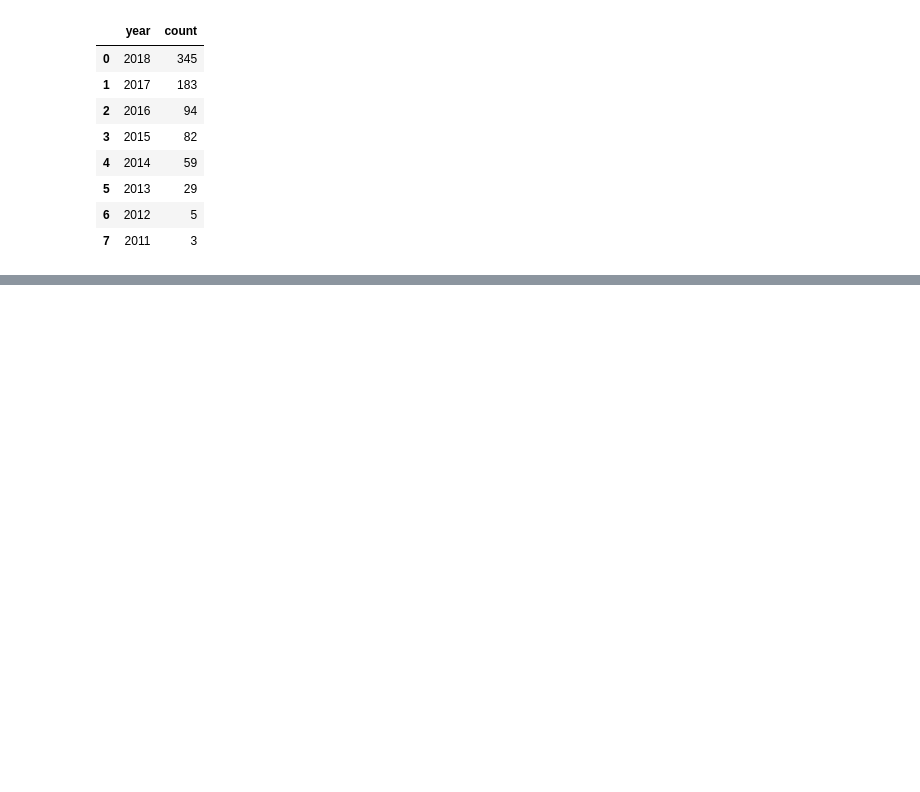
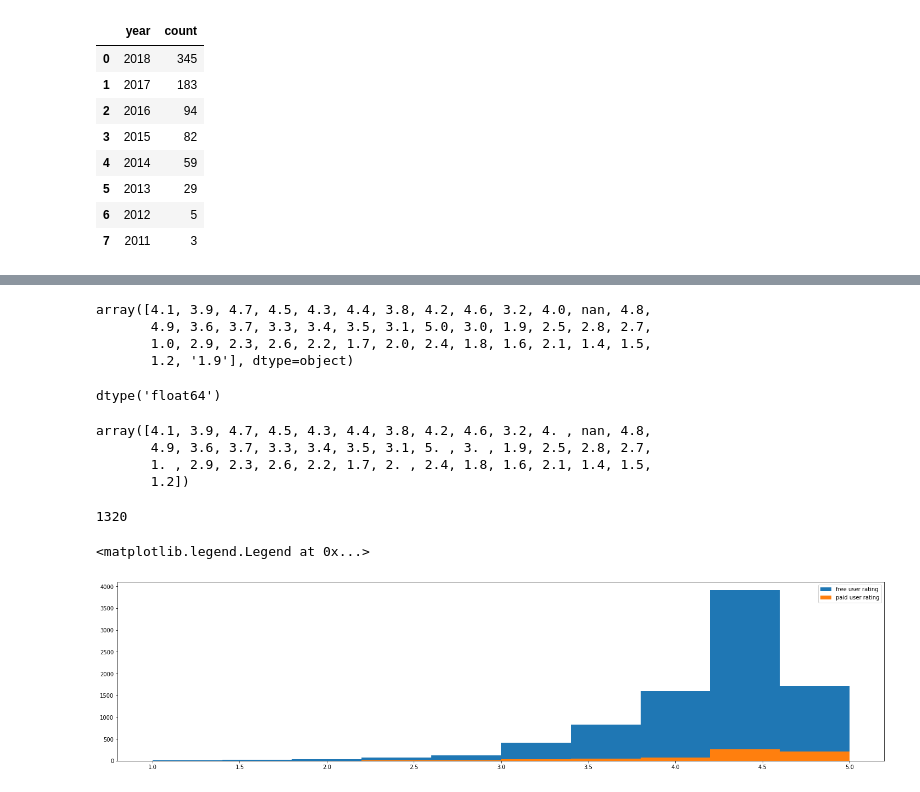
Before and after one commit to sidds4474/Play-Store-App-Review-Analysis, a Jupyter notebook: Play_Store_App_Review_Analysis_Project.ipynb, the cells around one changed output, grey strips where cells are left out. Drawn from its saved outputs; the diff is of its cells as text; code cells hidden in the pictures; blank space fills up the shorter version.

```diff
--- a/Play_Store_App_Review_Analysis_Project.ipynb
+++ b/Play_Store_App_Review_Analysis_Project.ipynb
@@ -180,0 +348,31 @@ paid
+# %%
+df1['Rating'].unique()
+# %% [output]
+array([4.1, 3.9, 4.7, 4.5, 4.3, 4.4, 3.8, 4.2, 4.6, 3.2, 4.0, nan, 4.8,
+       4.9, 3.6, 3.7, 3.3, 3.4, 3.5, 3.1, 5.0, 3.0, 1.9, 2.5, 2.8, 2.7,
+       1.0, 2.9, 2.3, 2.6, 2.2, 1.7, 2.0, 2.4, 1.8, 1.6, 2.1, 1.4, 1.5,
+       1.2, '1.9'], dtype=object)
+# %%
+df1['Rating'].replace('1.9',1.9,inplace=True)
+# %%
+df1['Rating'].dtype
+# %% [output]
+dtype('float64')
+# %%
+df1['Rating'].unique()
+# %% [output]
+array([4.1, 3.9, 4.7, 4.5, 4.3, 4.4, 3.8, 4.2, 4.6, 3.2, 4. , nan, 4.8,
+       4.9, 3.6, 3.7, 3.3, 3.4, 3.5, 3.1, 5. , 3. , 1.9, 2.5, 2.8, 2.7,
+       1. , 2.9, 2.3, 2.6, 2.2, 1.7, 2. , 2.4, 1.8, 1.6, 2.1, 1.4, 1.5,
+       1.2])
+# %%
+df1['Rating'].isna().sum()
+# %% [output]
+1320
+# %%
+plt.hist(df1['Rating'].dropna(),label='free user rating')
+plt.hist(df2['Rating'].dropna(),label='paid user rating')
+plt.legend()
+# %% [output]
+<matplotlib.legend.Legend at 0x...>
+[figure, added]
```
Also changed, not shown: parts of 28 cells of this notebook.
